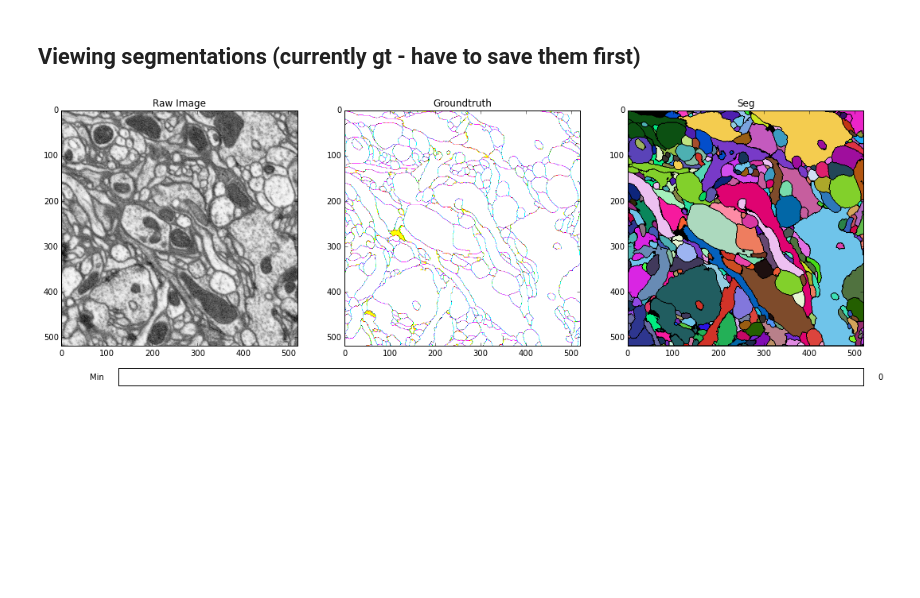
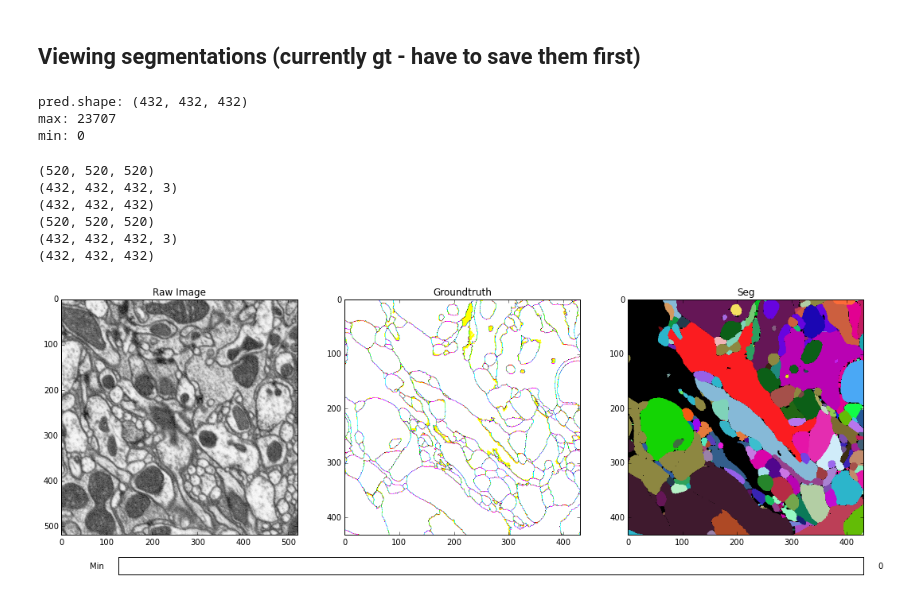
Before and after one commit to csinva/conv-net-scripts, a Jupyter notebook: visualization/view_outputs.ipynb, the cells around one changed output. Drawn from its saved outputs; the diff is of its cells as text; code cells hidden in the pictures; blank space fills up the shorter version.

```diff
--- a/visualization/view_outputs.ipynb
+++ b/visualization/view_outputs.ipynb
@@ -10,10 +10,10 @@ from matplotlib.widgets import Slider, Button, RadioButtons
 import matplotlib.pyplot as plt
 import h5py
 import array
-from visualize_funcs import display_preds,display_seg,trim,formatAndSave
+from visualize_funcs import display_preds,display_seg,trim,formatAndSave,load_seg_from_dat
 
 ## Just to access the images...
-data_folder = 'nobackup/turaga/data/fibsem_medulla_7col/tstvol-520-2-h5/'
+data_folder = 'nobackup/turaga/data/fibsem_medulla_7col/tstvol-520-1-h5/'
 os.chdir('/.')
 
 #Open training data
@@ -29,9 +32,9 @@ label_set = np.transpose(label_set,(1,2,3,0))
 # %%
 # preds
-train_or_test='test' # if changed, also reload im,labels
-iteration = 50000
+train_or_test='train' # if changed, also reload im,labels
+iteration = 200000
 folder = 'ave' # 2 for fibsem 2, ave for average, ...
-hdf5_pred_file = '/tier2/turaga/singhc/'+train_or_test+'/output_'+str(iteration)+'/tstvol-2_'+folder+'.h5'
+hdf5_pred_file = '/tier2/turaga/singhc/'+train_or_test+'/output_'+str(iteration)+'/tstvol-1_'+folder+'.h5'
 hdf5_aff = h5py.File(hdf5_pred_file, 'r')
 aff = np.asarray(hdf5_aff['main'],dtype='float32')
 
@@ -124,13 +129,39 @@ except:
 # %% [markdown]
 ## Viewing segmentations (currently gt - have to save them first)
+# %%
+f = open('/groups/turaga/home/singhc/evaluation/data_tier2/train/out/fibsem2_200000/square/2000.dat')
+seg = array.array("I")
+seg.fromfile(f, 432*432*432)
+seg = np.array(seg).reshape((432,432,432))
+print 'pred.shape:',seg.shape
+print 'max:',np.max(seg)
+print 'min:',np.min(seg)
+f.close()
+# %% [output]
+pred.shape: (432, 432, 432)
+max: 23707
+min: 0
 # %%
-hdf5_seg_file = '/groups/turaga/home/turagas/data/FlyEM/fibsem_medulla_7col/tstvol-520-2-h5/groundtruth_seg_thick.h5'
-#hdf5_seg_file = '/tier2/turaga/singhc/out/test_save_dat/square/1000.dat'
-hdf5_seg = h5py.File(hdf5_seg_file, 'r')
-seg = np.asarray(hdf5_seg['main'],dtype='uint32')
-
+# loading seg
+dat_seg_file = '/groups/turaga/home/singhc/evaluation/data_tier2/train/out/fibsem3_200000/square/2000.dat'
+seg = load_seg_from_dat(dat_seg_file)
+# loading h5
+#hdf5_seg_file = '/groups/turaga/home/turagas/data/FlyEM/fibsem_medulla_7col/tstvol-520-2-h5/groundtruth_seg_thick.h5'
+#hdf5_seg = h5py.File(hdf5_seg_file, 'r')
+#seg = np.asarray(hdf5_seg['main'],dtype='uint32')
+print im.shape
+print label_set.shape
+print seg.shape
 data_set,label_set=trim(im,label_set,seg)
-
-display_seg(im, label_set, seg, im_size=520, im2_size=520)
+print im.shape
+print label_set.shape
+print seg.shape
+display_seg(im, label_set, seg, im_size=label_set.shape[0], im2_size=seg.shape[0])
 # %% [output]
+(520, 520, 520)
+(432, 432, 432, 3)
+(432, 432, 432)
+(520, 520, 520)
+(432, 432, 432, 3)
+(432, 432, 432)
-[figure, old version]
+[figure, new version]
```
Also changed, not shown: parts of 4 cells of this notebook, 11 other files.
